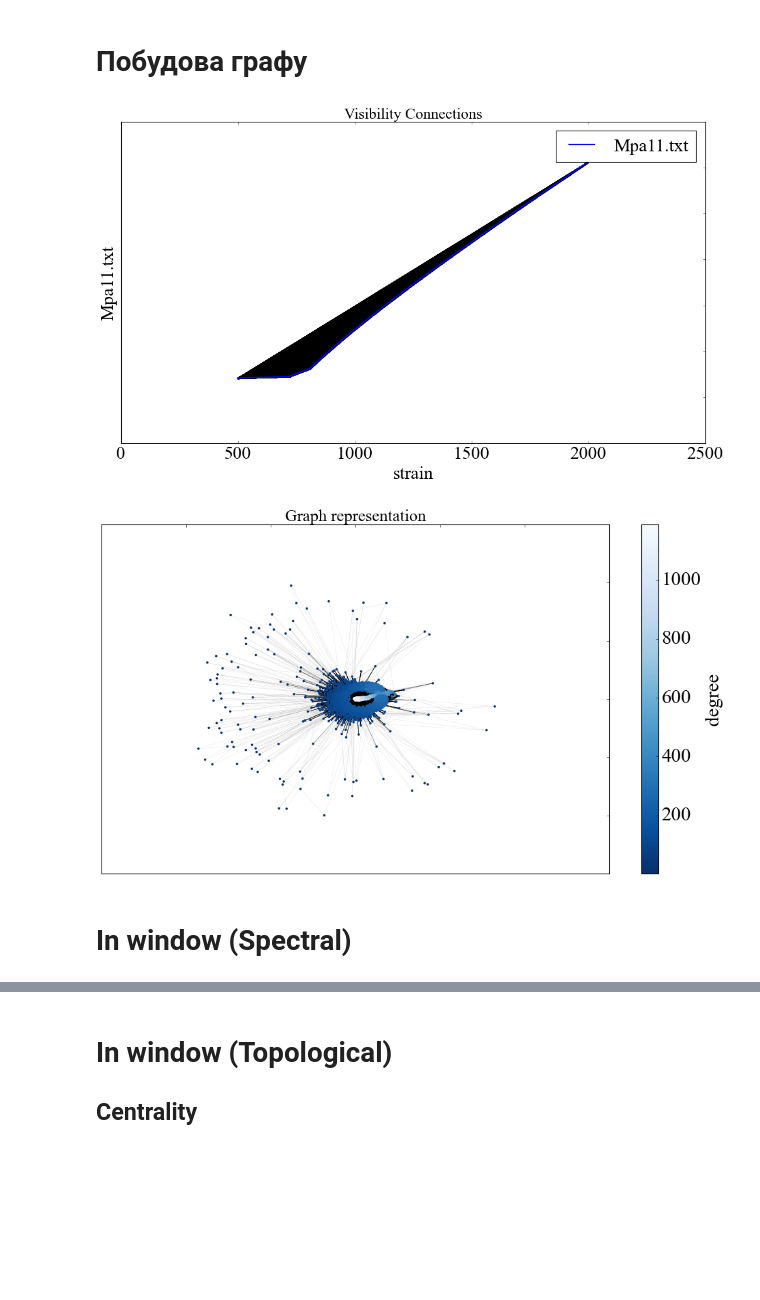
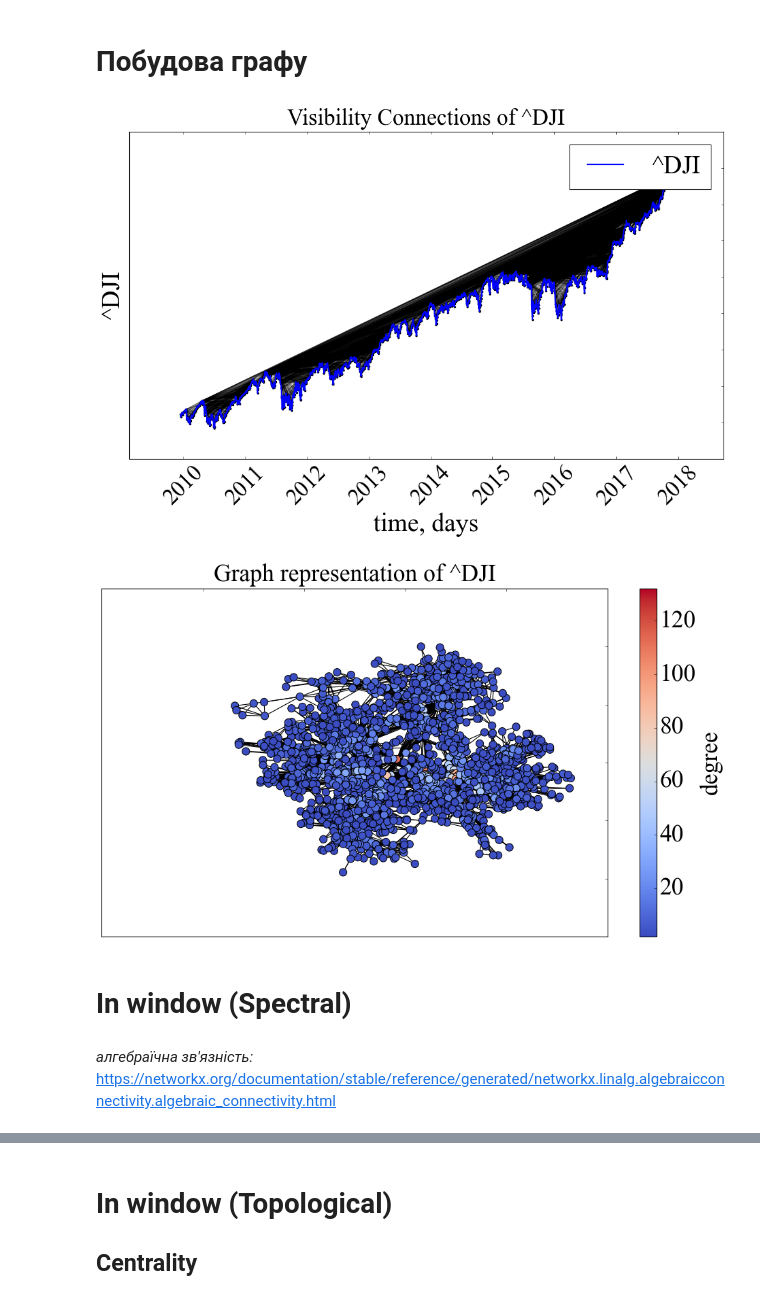
Before and after one commit to Butman2099/Complex-systems-measures, a Jupyter notebook: Graph Measures.ipynb, the cells around one changed output, grey strips where cells are left out. Drawn from its saved outputs; the diff is of its cells as text; code cells hidden in the pictures; blank space fills up the shorter version.

```diff
--- a/Graph Measures.ipynb
+++ b/Graph Measures.ipynb
@@ -38,8 +60,15 @@ def node_positions_recurrence_net(ts, xs):
 # Зчитування з Yahoo Finance
 # %%
 symbol = "^DJI"
+symbol_plot = "^DJI"
+
 symbol_for_graph = "^DJI"
-data = yf.download(symbol)
+symbol_for_graph_plot = symbol_for_graph.split('.')[0]
+
+start = "2004-01-02"
+end = "2022-10-18"
+
+data = yf.download(symbol, start, end)
 time_ser = data['Adj Close'].copy()
 for_graph = data['Adj Close'].copy()
 
@@ -49,7 +80,8 @@ np.savetxt(f'{symbol}_initial_time_series.txt', time_ser.values)
 # %% [markdown]
 # Зчитування з txt файлів
 # %%
-symbol = "sMpa11.txt" #назва файлу 1, що зчитуємо
+symbol = "abs7_1_2_2.txt" #назва файлу 1, що зчитуємо
+symbol_plot = "abs7_1_2_2.txt"
 # %%
 with open(symbol, 'r') as f: #зчитуємо файл
     time_ser = [line.strip('\n') for line in f.readlines()]
@@ -86,8 +119,8 @@ plt.show()
 # %% [markdown]
 # Задання параметрів досліджуваного графу
 # %%
-window = 150 #розмір вікна
-tstep = 25 #крок вікна
+window = 500 #розмір вікна
+tstep = 50 #крок вікна
 graph_type = 'classic' # тип графу: classic, horizontal, recurrent
 
 ret_type = 1 #вид ряду: 1 - вихідний, 2 - детрендований (різниця між теп. значенням та попереднім)
@@ -98,8 +131,9 @@ ret_type = 1 #вид ряду: 1 - вихідний, 2 - детрендован
 # Для рекурентного графа
 d_e = 3 # розмірність
 tau = 1 # часова затримка
-eps = 1.3 # радіус
-dist = 'chebyshev' # canberra’, ‘chebyshev’, ‘cityblock’, ‘correlation’,
+eps = 0.1 # радіус
+eps_inc = 0.1 # крок нарощування радіуса для повної зв'язності графа
+dist = 'euclidean' # canberra’, ‘chebyshev’, ‘cityblock’, ‘correlation’,
                    # ‘cosine’, ‘dice’, ‘euclidean’, ‘hamming’, ‘jaccard’,
                    # ‘jensenshannon’, ‘kulsinski’, ‘kulczynski1’, ‘mahalanobis’,
                    # ‘matching’, ‘minkowski’, ‘rogerstanimoto’, ‘russellrao’, ‘seuclidean’,
@@ -109,8 +143,8 @@ length = len(time_ser)
 # %% [markdown]
 # Побудова графу
 # %%
-index_begin = 500
-index_end = 2000
+index_begin = 1500
+index_end = 3500
 
 for_graph_plot = time_ser.copy()
 
@@ -147,7 +181,8 @@ elif graph_type == 'horizontal':
     nxg = g.as_networkx()
 else:
     g = recurrence_net(for_graph_plot[index_begin:index_end],
-                       rec_thr=eps * np.abs(np.std(for_graph_plot[index_begin:index_end])),
+                       rec_thr=eps,
+                       rec_inc=eps_inc,
                        dim=d_e,
                        tau=tau,
                        dist_type=dist)
@@ -160,25 +195,27 @@ else:
 
 graph_plot_options = {
     'with_labels': False,
-    'node_size': 2,
+    'node_size': 5,
     'node_color': [(0, 0, 0, 1)],
     'edge_color': [(0, 0, 0, 0.15)],
 }
 # %%
 fig, ax1 = plt.subplots(nrows=1, ncols=1, figsize=(15, 8))
 
 nx.draw_networkx(nxg, ax=ax1, pos=pos, **graph_plot_options)
 ax1.tick_params(bottom=True, labelbottom=True)
-ax1.plot(time_ser.index[index_begin:index_end], for_graph_plot[index_begin:index_end], label=fr"{symbol_for_graph}")
-ax1.set_title('Visibility Connections', fontsize=22)
+ax1.plot(time_ser.index[index_begin:index_end], for_graph_plot[index_begin:index_end], label=fr"{symbol_plot}")
+ax1.set_title(f'Visibility Connections of {symbol_for_graph_plot}', fontsize=32, pad=10)
 ax1.set_xlabel(xlabel)
-ax1.set_ylabel(fr"{symbol_for_graph}")
+ax1.set_ylabel(fr"{symbol_for_graph_plot}")
 ax1.legend(loc='upper right')
+ax1.tick_params(axis='x', labelrotation=45)
 
-plt.savefig(f"Time_ser_connections_symbol={symbol}_idx_beg={index_begin}_idx_end={index_end}_sertype={ret_type}_network_type={graph_type}.jpg", bbox_inches="tight")
+
+plt.savefig(f"Time_ser_connections_symbol={symbol}_idx_beg={index_begin}_idx_end={index_end}_sertype={ret_type}_network_type={graph_type}.jpg", bbox_inches="tight", dpi=1000)
 plt.show()
 # %% [output]
-[figure, old version]
+[figure, new version]
 # %%
 pos = nx.spring_layout(nxg,k=0.15,iterations=100)
 # find node near center (0.5,0.5)
@@ -194,26 +231,26 @@ for n in pos: #helps in color code nodes
 #color by degree
 p = dict(nx.degree(nxg))
 fig, ax2 = plt.subplots(nrows=1, ncols=1, figsize=(15, 8))
-ax2.set_title('Graph representation', fontsize=22)
-nx.draw_networkx_edges(nxg, ax=ax2, pos=pos, nodelist=[ncenter], alpha=0.4,width=0.1)
+ax2.set_title(f'Graph representation of {symbol_for_graph_plot}', fontsize=32, pad=10)
+nx.draw_networkx_edges(nxg, ax=ax2, pos=pos, nodelist=[ncenter], alpha=1,width=1)
 nx.draw_networkx_nodes(nxg, ax=ax2, pos=pos, nodelist=list(p.keys()),
-                       node_size=10, edgecolors='r', linewidths=0.01,
+                       node_size=100, edgecolors=None, linewidths=0.9,
                        node_color=list(p.values()),
-                       cmap=plt.cm.Blues_r)
+                       cmap=plt.cm.coolwarm)
 
 vmin = np.asarray(list(p.values())).min()
 vmax = np.asarray(list(p.values())).max()
 
-sm = plt.cm.ScalarMappable(cmap=plt.cm.Blues_r, norm=plt.Normalize(vmin=vmin, vmax=vmax))
+sm = plt.cm.ScalarMappable(cmap=plt.cm.coolwarm, norm=plt.Normalize(vmin=vmin, vmax=vmax))
 cb = plt.colorbar(sm, ax=ax2)
-cb.set_label('degree')
+cb.set_label('degree', fontsize=32)
 #sm.set_array([])
 #plt.axis('off')
 
-plt.savefig(f"Graph_representation_symbol={symbol}_idx_beg={index_begin}_idx_end={index_end}_sertype={ret_type}_network_type={graph_type}.jpg", bbox_inches="tight")
+plt.savefig(f"Graph_representation_symbol={symbol}_idx_beg={index_begin}_idx_end={index_end}_sertype={ret_type}_network_type={graph_type}.jpg", bbox_inches="tight", dpi=1000)
 plt.show()
 # %% [output]
-[figure, old version]
+[figure, new version]
 # %% [markdown]
 # In window (Spectral)
 # %%
@@ -306 +324,3 @@ scaled_for_graph = min_max_scaler.fit_transform(for_graph.values.reshape(-1, 1))
+# %% [markdown]
+*алгебраїчна зв'язність:* https://networkx.org/documentation/stable/reference/generated/networkx.linalg.algebraicconnectivity.algebraic_connectivity.html
 # %%
```
Also changed, not shown: parts of 74 cells of this notebook.
